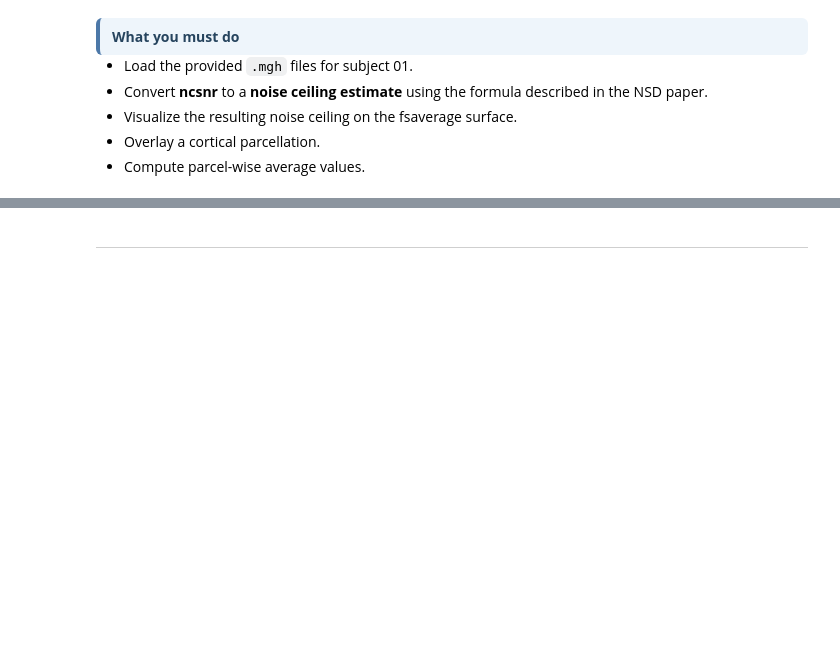
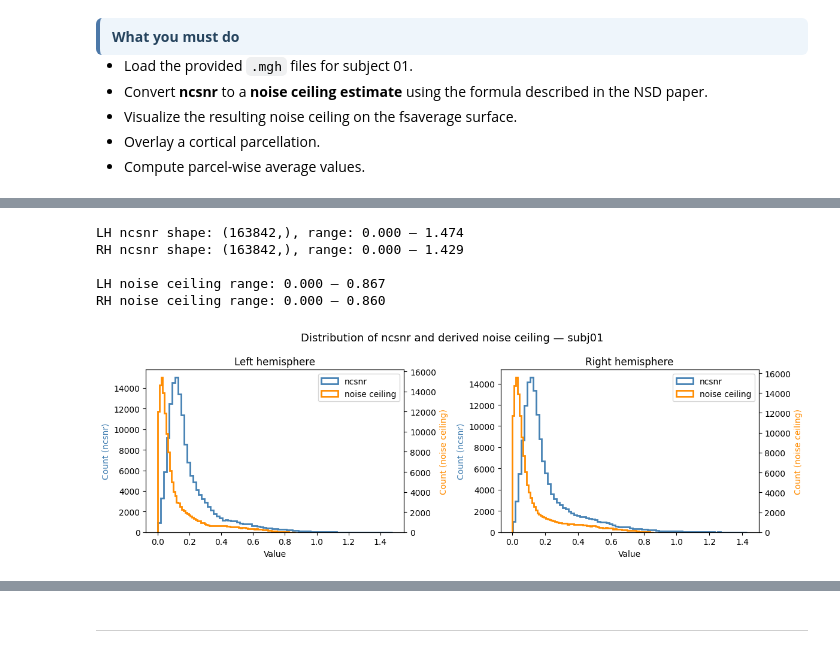
Before and after one commit to AnastasisPap/Brain-like-computation-and-intelligence-project, a Jupyter notebook: nx414_project_2026.ipynb, the cells around one changed output, grey strips where cells are left out. Drawn from its saved outputs; the diff is of its cells as text; code cells hidden in the pictures; blank space fills up the shorter version.

```diff
--- a/nx414_project_2026.ipynb
+++ b/nx414_project_2026.ipynb
@@ -2708,0 +2958,61 @@ You must include all of the following:
+# %%
+import nibabel as nib
+import numpy as np
+import matplotlib.pyplot as plt
+
+# Load ncsnr maps for subject 01
+lh_img = nib.load(NSD_NCSNR_LH)
+rh_img = nib.load(NSD_NCSNR_RH)
+
+lh_ncsnr = lh_img.get_fdata().squeeze()
+rh_ncsnr = rh_img.get_fdata().squeeze()
+
+print(f"LH ncsnr shape: {lh_ncsnr.shape}, range: {lh_ncsnr.min():.3f} – {lh_ncsnr.max():.3f}")
+print(f"RH ncsnr shape: {rh_ncsnr.shape}, range: {rh_ncsnr.min():.3f} – {rh_ncsnr.max():.3f}")
+
+# Convert ncsnr to noise ceiling using the NSD formula (Allen et al. 2022)
+# ncsnr = signal / noise
+# noise ceiling (explained variance) = ncsnr^2 / (ncsnr^2 + 1/n_avg)
+# For NSD, n_avg = 3 (average number of repetitions per image for the test set)
+n_avg = 3
+lh_nc = lh_ncsnr**2 / (lh_ncsnr**2 + 1.0 / n_avg)
+rh_nc = rh_ncsnr**2 / (rh_ncsnr**2 + 1.0 / n_avg)
+
+print(f"\nLH noise ceiling range: {lh_nc.min():.3f} – {lh_nc.max():.3f}")
+print(f"RH noise ceiling range: {rh_nc.min():.3f} – {rh_nc.max():.3f}")
+# %% [output]
+LH ncsnr shape: (163842,), range: 0.000 – 1.474
+RH ncsnr shape: (163842,), range: 0.000 – 1.429
+
+LH noise ceiling range: 0.000 – 0.867
+RH noise ceiling range: 0.000 – 0.860
+# %%
+fig, axes = plt.subplots(1, 2, figsize=(12, 4))
+
+for ax, ncsnr, nc, hemi in zip(
+    axes,
+    [lh_ncsnr, rh_ncsnr],
+    [lh_nc, rh_nc],
+    ["Left hemisphere", "Right hemisphere"],
+):
+    # only plot non-zero vertices (zero = outside cortex / medial wall)
+    mask = ncsnr > 0
+    ax2 = ax.twinx()
+    ax.hist(ncsnr[mask], bins=80, color="steelblue", histtype="step", lw=2,
+            label="ncsnr")
+    ax2.hist(nc[mask], bins=80, color="darkorange", histtype="step", lw=2,
+             label="noise ceiling")
+    ax.set_xlabel("Value")
+    ax.set_ylabel("Count (ncsnr)", color="steelblue")
+    ax2.set_ylabel("Count (noise ceiling)", color="darkorange")
+    ax.set_title(f"{hemi}")
+    lines1, labels1 = ax.get_legend_handles_labels()
+    lines2, labels2 = ax2.get_legend_handles_labels()
+    ax.legend(lines1 + lines2, labels1 + labels2, loc="upper right")
+
+fig.suptitle("Distribution of ncsnr and derived noise ceiling — subj01", fontsize=13)
+fig.tight_layout()
+plt.savefig("images/fig_nsd_ncsnr_histogram.png", dpi=150, bbox_inches="tight")
+plt.show()
+# %% [output]
+[figure, added]
```
Also changed, not shown: parts of 9 cells of this notebook, 13 other files.
